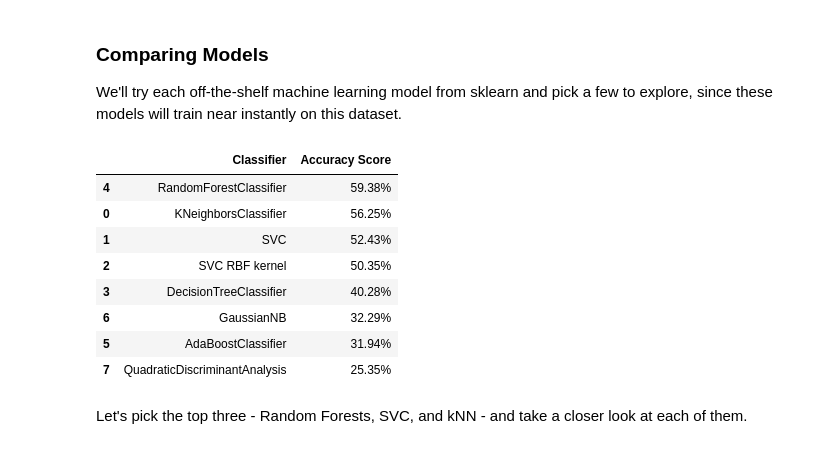
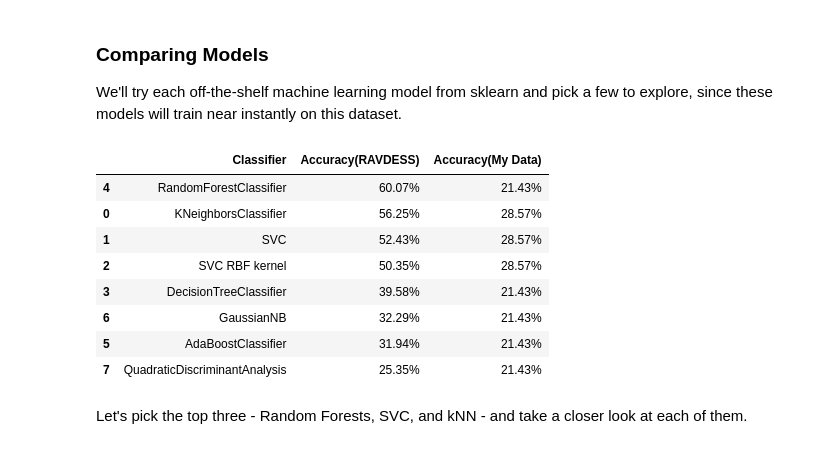
Before and after one commit to zhengyangsu/IAT360-Week3-ClassicML, a Jupyter notebook: Week_3_MachineLearning.ipynb, the cells around one changed output. Cells and saved outputs as stored; diff of their text form; code cells hidden in the pictures.

```diff
--- a/Week_3_MachineLearning.ipynb
+++ b/Week_3_MachineLearning.ipynb
@@ -499,42 +499,42 @@ We'll try each off-the-shelf machine learning model from sklearn and pick a few
 # %%
 from sklearn.neighbors import KNeighborsClassifier
 from sklearn.svm import SVC
 from sklearn.tree import DecisionTreeClassifier
 from sklearn.ensemble import RandomForestClassifier, AdaBoostClassifier
 from sklearn.naive_bayes import GaussianNB
 from sklearn.discriminant_analysis import QuadraticDiscriminantAnalysis
 
 classification_models = [
     KNeighborsClassifier(),#(3),
     SVC(kernel='linear'),#, C=0.025),
     SVC(kernel='rbf'),
     DecisionTreeClassifier(),#max_depth=5),
     RandomForestClassifier(),#max_depth=5, n_estimators=10, max_features=1),
     AdaBoostClassifier(),
     GaussianNB(),
     QuadraticDiscriminantAnalysis()] #could comment out if error
 
 scores = []
 for model in classification_models:
     model.fit(X_train_scaled, y_train)
     score = model.score(X_test_scaled, y_test)
-    score_2 = model.score(myFeatures, myEmotions) #score using recordings
+    score_2 = model.score(myFeatures_scaled, myEmotions) #score using recordings - Corrected to use myFeatures_scaled
     model_name = type(model).__name__
     if model_name=='SVC' and model.kernel=='rbf': model_name+=' RBF kernel'
-    scores.append((model_name,(f'{100*score:.2f}%')))
+    scores.append((model_name, f'{100*score:.2f}%', f'{100*score_2:.2f}%'))
 # Make it pretty
-scores_df = pd.DataFrame(scores,columns=['Classifier','Accuracy Score'])
-scores_df.sort_values(by='Accuracy Score',axis=0,ascending=False)
+scores_df = pd.DataFrame(scores,columns=['Classifier','Accuracy(RAVDESS)', 'Accuracy(My Data)'])
+scores_df.sort_values(by='Accuracy(RAVDESS)',axis=0,ascending=False)
 # %% [output]
-|  | Classifier | Accuracy Score |
-| 4 | RandomForestClassifier | 59.38% |
-| 0 | KNeighborsClassifier | 56.25% |
-| 1 | SVC | 52.43% |
-| 2 | SVC RBF kernel | 50.35% |
-| 3 | DecisionTreeClassifier | 40.28% |
-| 6 | GaussianNB | 32.29% |
-| 5 | AdaBoostClassifier | 31.94% |
-| 7 | QuadraticDiscriminantAnalysis | 25.35% |
+|  | Classifier | Accuracy(RAVDESS) | Accuracy(My Data) |
+| 4 | RandomForestClassifier | 60.07% | 21.43% |
+| 0 | KNeighborsClassifier | 56.25% | 28.57% |
+| 1 | SVC | 52.43% | 28.57% |
+| 2 | SVC RBF kernel | 50.35% | 28.57% |
+| 3 | DecisionTreeClassifier | 39.58% | 21.43% |
+| 6 | GaussianNB | 32.29% | 21.43% |
+| 5 | AdaBoostClassifier | 31.94% | 21.43% |
+| 7 | QuadraticDiscriminantAnalysis | 25.35% | 21.43% |
 # %% [markdown]
 Let's pick the top three - Random Forests, SVC, and kNN - and take a closer look at each of them.
 # %% [markdown]
```
Also changed, not shown: parts of 1 cell of this notebook.
